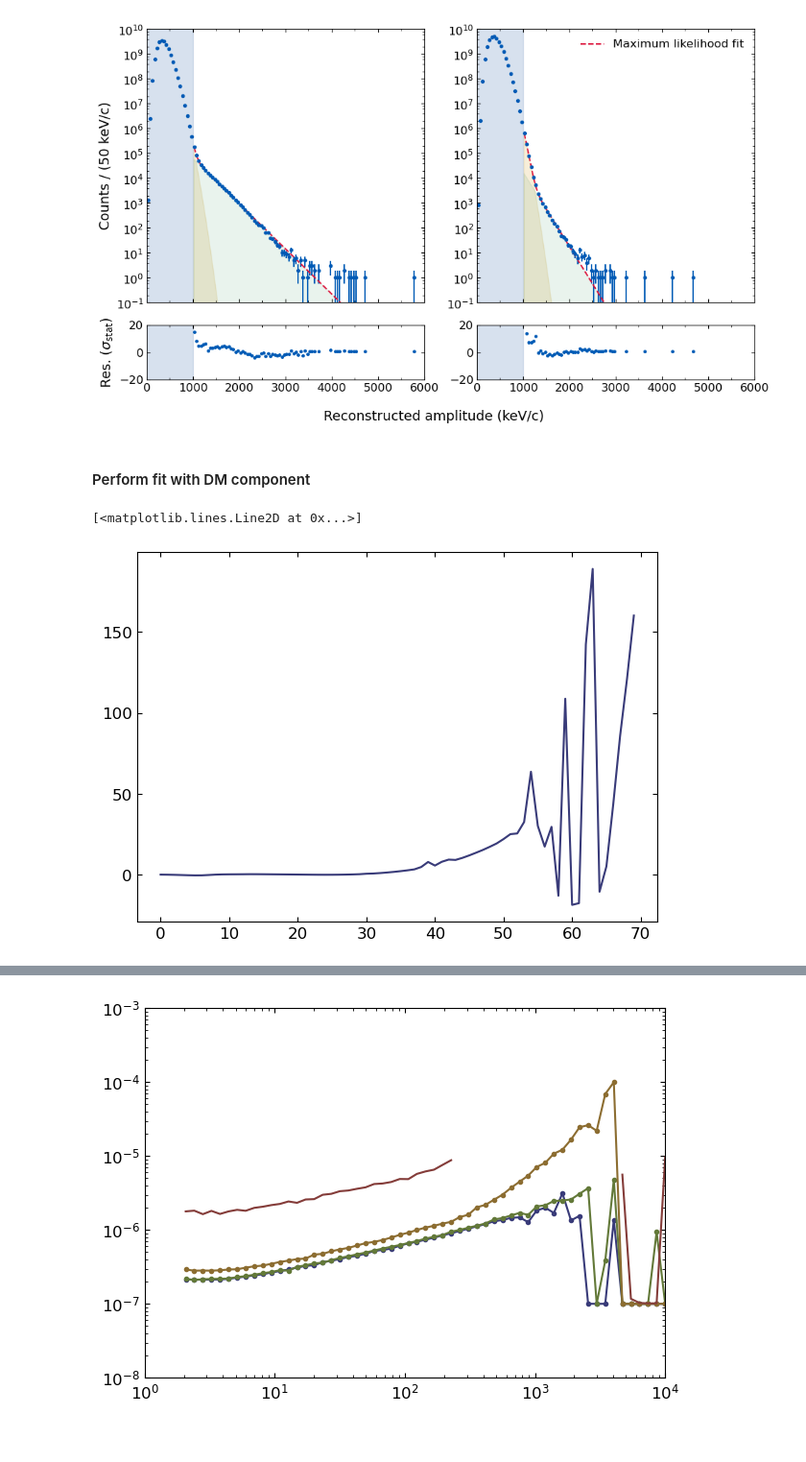
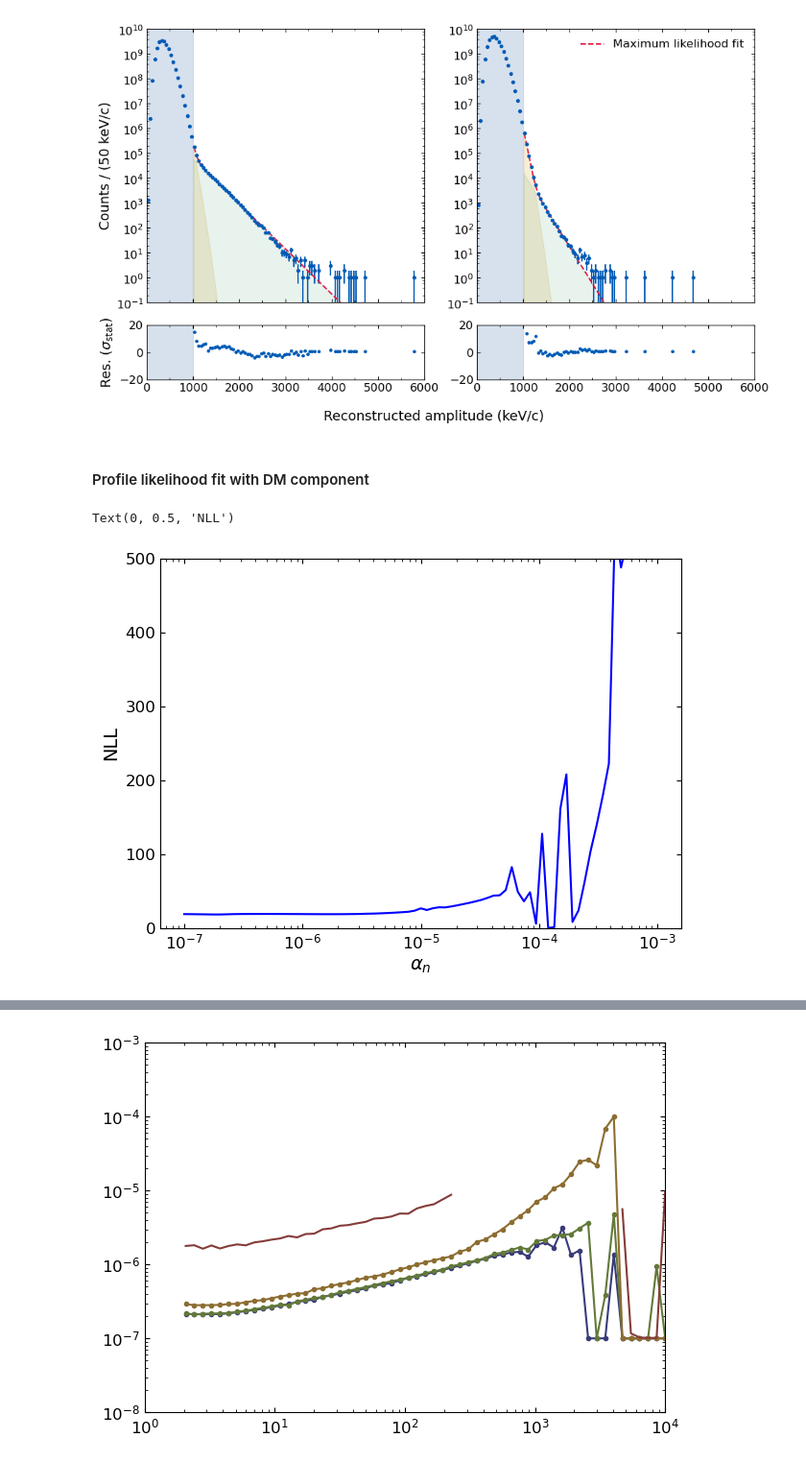
Before and after one commit to yuhants/dm_nanospheres, a Jupyter notebook: analysis_notebooks/sphere_combined_dm_analysis.ipynb, the cells around one changed output, grey strips where cells are left out. Shown at 96% size. Saved outputs shown, nothing was run; the diff lists cells and outputs as text; code cells hidden in the pictures.

```diff
--- a/analysis_notebooks/sphere_combined_dm_analysis.ipynb
+++ b/analysis_notebooks/sphere_combined_dm_analysis.ipynb
@@ -36,12 +36,19 @@ def load_sphere_data(sphere='sphere_20250103'):
     with h5py.File(file, 'r') as fout:
         g = fout[f'calibration_{sphere}']
         eff_coefs = g['sig_efficiency_fit_params'][:]
+        amp2kev = g.attrs['amp2kev']
         fout.close()
 
-    return bc, hist, eff_coefs
+    file = f'{data_dir}/sphere_data/{sphere}_unbinned_amps.h5py'
+    with h5py.File(file, 'r') as fout:
+        g = fout[f'unbinned_amps']
+        amplitude = g['amplitude'][:]
+        fout.close()
+
+    return bc, hist, amplitude, eff_coefs, amp2kev
 # %%
-bc_0, hist_0, eff_params_0 = load_sphere_data('sphere_20241202')
-bc_1, hist_1, eff_params_1 = load_sphere_data('sphere_20250103')
+bc_0, hist_0, amplitude_0, eff_params_0, amp2kev_0 = load_sphere_data('sphere_20241202')
+bc_1, hist_1, amplitude_1, eff_params_1, amp2kev_1 = load_sphere_data('sphere_20250103')
 # %%
 from scipy.special import erf, erfc
 
@@ -212,5 +219,5 @@ fig.tight_layout()
 # %% [output]
 [figure]
 # %% [markdown]
-#### Perform fit with DM component
+#### Profile likelihood fit with DM component
 # %%
@@ -281,11 +289,17 @@ mphi = 1
 rate_file = f'{rate_dir}/mphi_{mphi:.0e}/drdqz_all_{dataset}_nanosphere_{R_um:.2e}_{mphi:.0e}.npz'
 drdqzn_npz = np.load(rate_file)
 drdqzns = drdqzn_npz['drdqzn']
+mx_list = drdqzn_npz['mx_list']
+alpha_list = drdqzn_npz['alpha_list']
 # %%
+import warnings
+# warnings.filterwarnings("default")
+warnings.filterwarnings("always")
+
 bc, hist, eff_coefs = bc_1, hist_1, eff_params_1
 
-nll, res_x = [], []
-for i in range(0, 70):
+nlls, res_x = [], []
+for i in range(79):
     drdqzn = drdqzns[11, i]
 
     x0_bg = np.array([0.95, 223, 145])
@@ -293,6 +307,7 @@ for i in range(0, 70):
     bounds = [(0.9, 1), (100, 300), (0, 1000), (0.8, 1.2), (0.8, 1.2)]
 
     args = (drdqzn, bc, hist, eff_coefs, nll_offset)
+
     res = minimize(fun=lambda x: calc_nlls.nll_dm_scaled(*x, *args), x0=[*x0_bg, 1, 1],
                     method='Nelder-Mead',
                     bounds=bounds,
@@ -304,10 +319,15 @@ for i in range(0, 70):
                             }
                     )
 
-    nll.append(res.fun)
+    nlls.append(res.fun)
     res_x.append(res.x)
-# %%
-plt.plot(nll)
-# %% [output]
-[<matplotlib.lines.Line2D at 0x...>]
-[figure, removed]
+# %%
+plt.plot(alpha_list, nlls-np.min(nlls), 'b')
+
+plt.ylim(0, 500)
+plt.xscale('log')
+plt.xlabel(r'$\alpha_n$')
+plt.ylabel('NLL')
+# %% [output]
+Text(0, 0.5, 'NLL')
+[figure, added]
```
Also changed, not shown: parts of 12 cells of this notebook, 1 other file.
